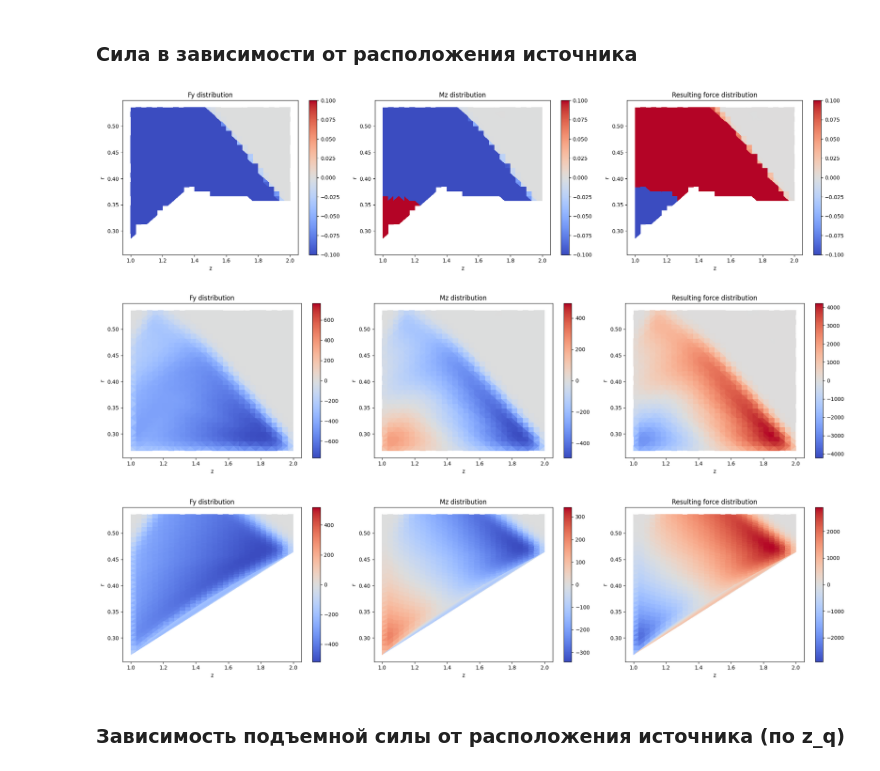
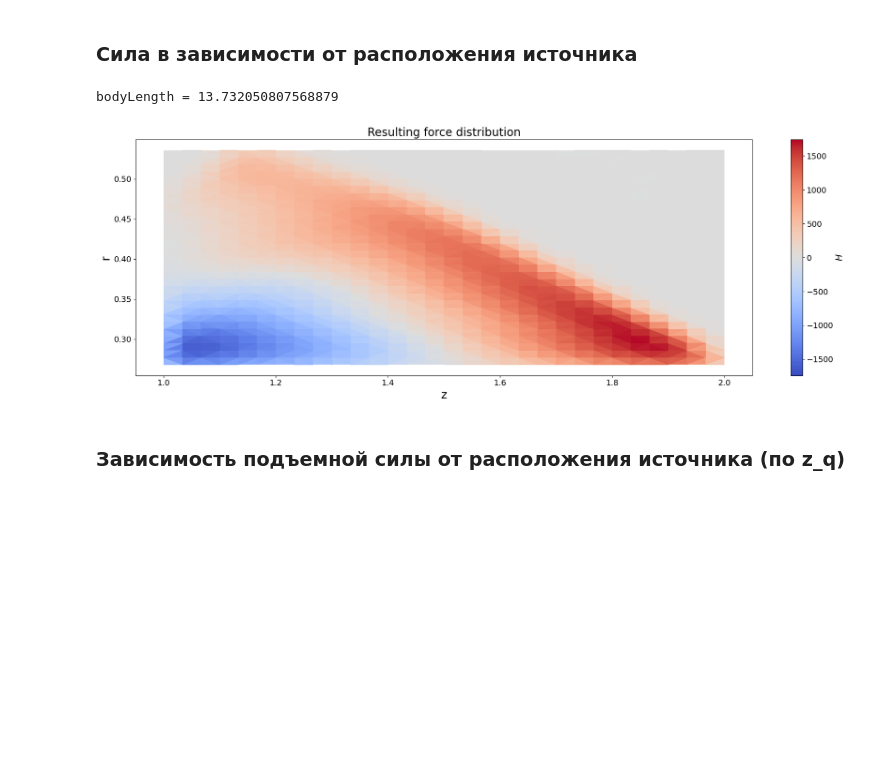
Before and after one commit to immortallz/Heat-source-in-supersonic-flow, a Jupyter notebook: visualization/vizualization.ipynb, the cells around one changed output. Saved outputs shown, nothing was run; the diff lists cells and outputs as text; code cells hidden in the pictures; blank space fills up the shorter version.

```diff
--- a/visualization/vizualization.ipynb
+++ b/visualization/vizualization.ipynb
@@ -28,13 +28,12 @@ transitionPoint = bodyParams["transitionPoint"]
 bodyLength = bodyParams["bodyLength"]
 bodyType = bodyParams["bodyType"]
 
-with open("../parameters/NumericalParams.json") as f:
-    NumericalParams = json.load(f)
+with open("../parameters/numericalParams.json") as f:
+    numericalParams = json.load(f)
 
-(
-    NumericalParams["N"],
-    NumericalParams["M"]
-)
+with open("../parameters/heatSourceParams.json") as f:
+    heatSourceParams = json.load(f)
+
 
 a_inf = np.sqrt(gamma * p_inf / rho_inf)
 V_inf = Mach_inf * a_inf
@@ -466,47 +531,59 @@ plt.plot(zs, p[:, 0, 0] - p[:, 0, -1])
 # %% [markdown]
 ### Сила в зависимости от расположения источника
 # %%
-for path in ['cylinder/Q_0.25', 'cylinder/Q_0.05', 'parabolic/Q_0.05']:
+for path in [
+    # 'cylinder/Q_0.25',
+    'cylinder/Q_0.05',
+    # 'parabolic/Q_0.05'
+    ]:
     zs_heat = np.loadtxt(f'../heat_source_variation/{path}/z_out_heat.txt')
     rs_heat = np.loadtxt(f'../heat_source_variation/{path}/r_out_heat.txt')
     Fy_heat = np.loadtxt(f'../heat_source_variation/{path}/Fy_out_heat.txt')
     Mz_heat = np.loadtxt(f'../heat_source_variation/{path}/Mz_out_heat.txt')
     Q_heat = np.loadtxt(f'../heat_source_variation/{path}/Q_out_heat.txt')
 
     d = 0.1  # запас устойчивости
-    resulting = Fy_heat - Mz_heat / d  # результирующее поле
+    print(f'{bodyLength = }')
+    resulting = Fy_heat - Mz_heat / (d * 2)  # результирующее поле
 
     # Проверка размерностей
     assert zs_heat.ndim == 2 and rs_heat.ndim == 2, "Координаты должны быть двумерными"
     assert Fy_heat.shape == zs_heat.shape, "Формы массивов не совпадают"
 
     # Вычисляем общий симметричный диапазон для всех трёх полей на этой фигуре
 
     # Создание фигуры с тремя подграфиками
-    fig, axes = plt.subplots(1, 3, figsize=(20, 5))
+    fig, axes = plt.subplots(1, 1, figsize=(20, 7))
 
-    def plot_field(ax, x, y, values, title):
+    def plot_field(ax, x, y, values, title, units=''):
         vmax_abs = np.abs(values).max()
         norm = TwoSlopeNorm(vcenter=0, vmin=-vmax_abs, vmax=vmax_abs)
 
         im = ax.tripcolor(x.flatten(), y.flatten(), values.flatten(),
                           shading='flat', cmap='coolwarm', norm=norm)
-        ax.set_title(title)
-        ax.set_xlabel('z')
-        ax.set_ylabel('r')
-        plt.colorbar(im, ax=ax)
+        ax.set_title(title, fontsize=20)
+        ax.set_xlabel('z', fontsize=20)
+        ax.set_ylabel('r', fontsize=20)
+        ax.tick_params(axis='both', labelsize=14)   # можно изменить 14 на нужное значение
+
+        # Настройка колорбара
+        cbar = plt.colorbar(im, ax=ax)
+        cbar.ax.tick_params(labelsize=14)           # размер меток на колорбаре
+        if units:
+            cbar.set_label(units, fontsize=16)
 
     # Построение трёх графиков
-    plot_field(axes[0], zs_heat, rs_heat, Fy_heat, 'Fy distribution')
-    plot_field(axes[1], zs_heat, rs_heat, Mz_heat, 'Mz distribution')
-    plot_field(axes[2], zs_heat, rs_heat, resulting, 'Resulting force distribution')
+    # plot_field(axes[0], zs_heat, rs_heat, Fy_heat, r'$F_y$ distribution', units=r'$Н$')
+    # plot_field(axes[1], zs_heat, rs_heat, Mz_heat, r'$M_z$ distribution', units=r'$Н\cdot м$')
+    # plot_field(axes[2], zs_heat, rs_heat, resulting, 'Resulting force distribution', units=r'$Н$')
+
+    plot_field(axes, zs_heat, rs_heat, resulting, 'Resulting force distribution', units=r'$Н$')
 
     plt.tight_layout()
     plt.show()
 # %% [output]
+bodyLength = 13.732050807568879
-[figure, old version]
+[figure, new version]
-[figure, removed]
-[figure, removed]
 # %% [markdown]
 ### Зависимость подъемной силы от расположения источника (по z_q)
 # %%
```
Also changed, not shown: parts of 13 cells of this notebook, 11 other files.
